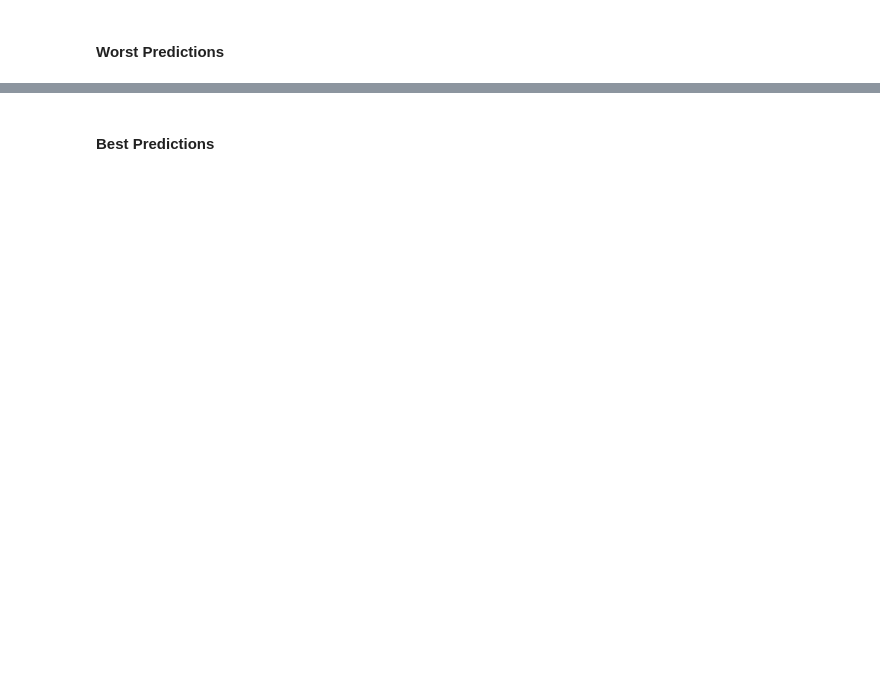
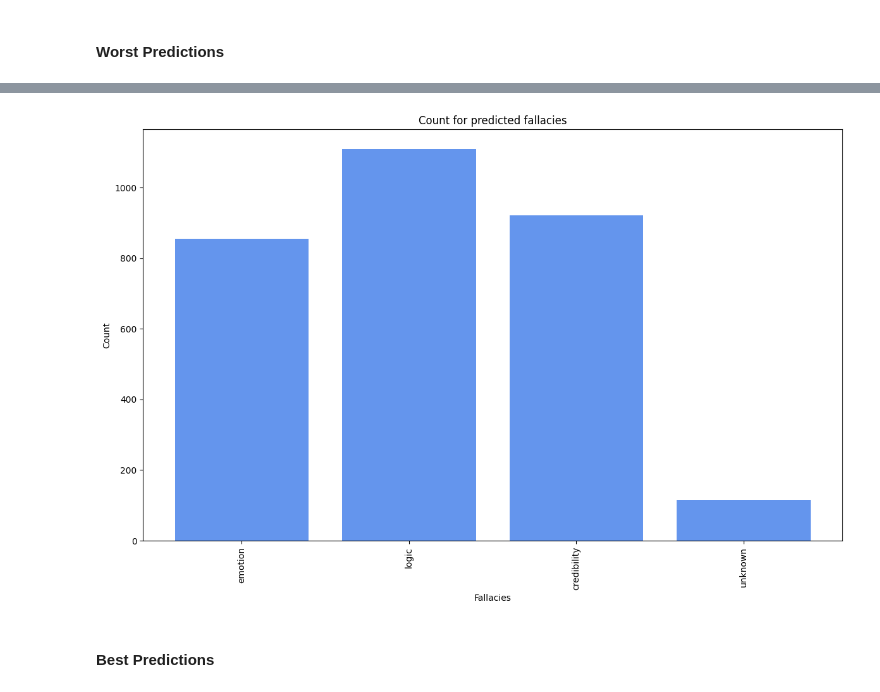
Before and after one commit to ChadiHelwe/MAFALDA, a Jupyter notebook: error_analysis.ipynb, the cells around one changed output, grey strips where cells are left out. Cells and saved outputs as stored; diff of their text form; code cells hidden in the pictures; blank space fills up the shorter version.

```diff
--- a/error_analysis.ipynb
+++ b/error_analysis.ipynb
@@ -137,6 +140,22 @@ all_dict_gold_spans, gold_labels_count = gold_truth_per_span(all_y_true)
 all_dict_worst_pred_spans, worst_pred_labels_count = predictions_per_span(all_y_worst_pred)
 
 all_dict_best_pred_spans, best_pred_labels_count = predictions_per_span(all_y_best_pred)
+# %%
+
+
+def transform_level_2_to_level_1(labels_count):
+    level_1_labels_count = {
+        "nothing": 0,
+        "emotion": 0,
+        "logic": 0,
+        "credibility": 0,
+        "unknown": 0
+    }
+
+    for fallacies in labels_count:
+        level_1_labels_count[FALLACIES_LEVEL_2_TO_LEVEL_1[fallacies]] += labels_count[fallacies]
+
+    return level_1_labels_count
 # %% [markdown]
 ### Distribution of the Gold Truth Labels and  Predicted Labels
 # %% [markdown]
@@ -154,3 +175,7 @@ plot_bar_labels_count(worst_pred_labels_count)
+# %%
+plot_bar_labels_count(transform_level_2_to_level_1(worst_pred_labels_count))
+# %% [output]
+[figure, added]
 # %% [markdown]
 #### Best Predictions
 # %%
```
Also changed, not shown: parts of 20 cells of this notebook, 2 other files.
